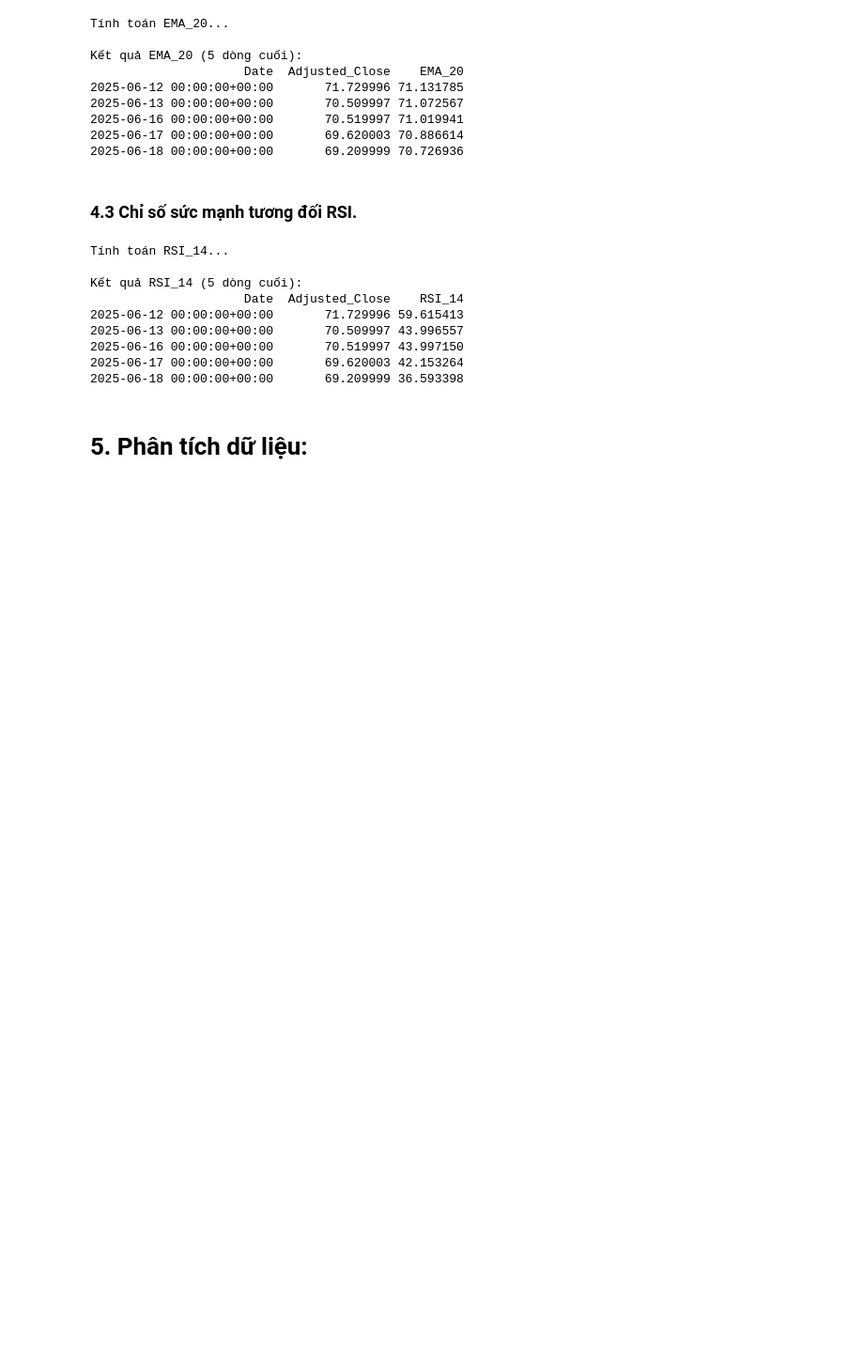
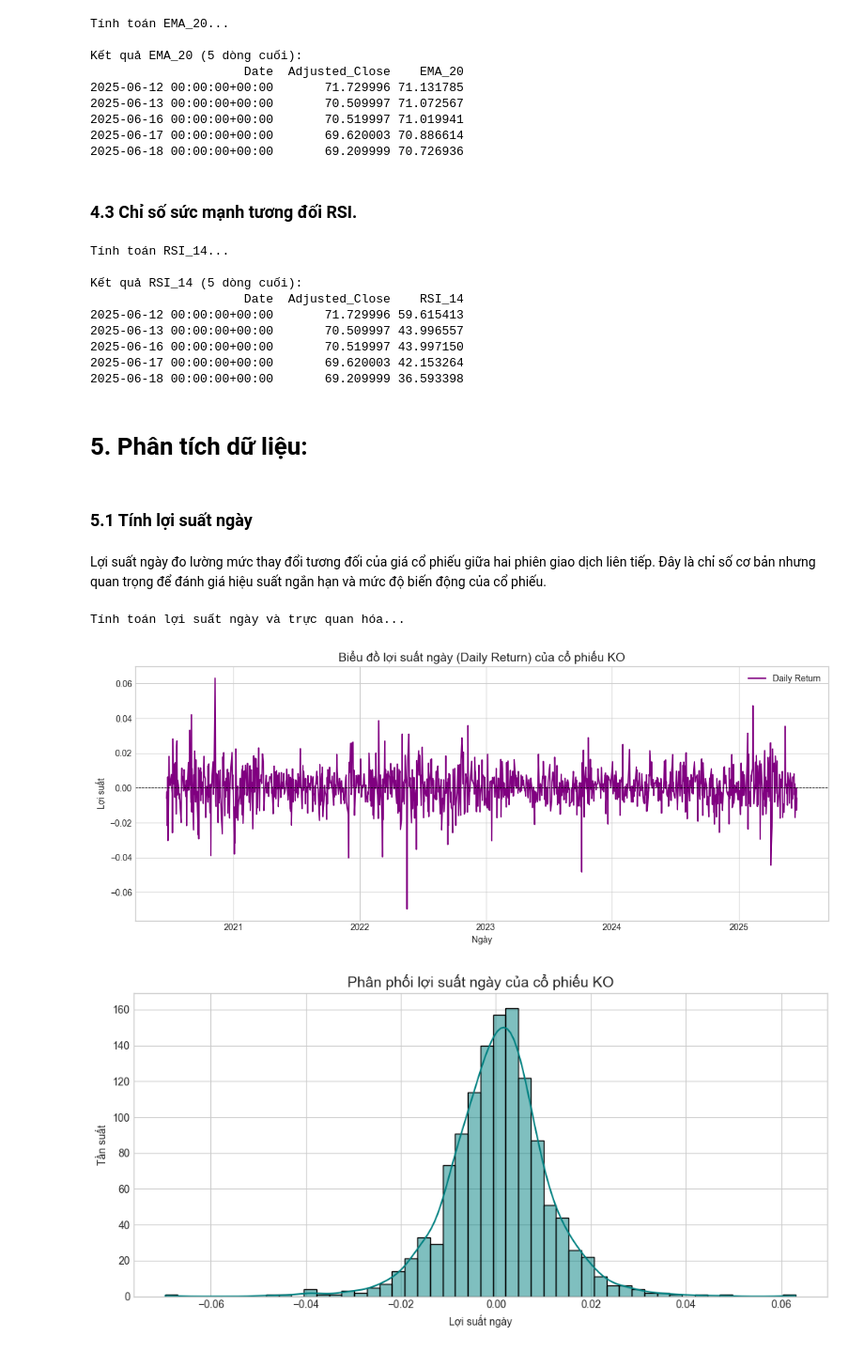
Before and after one commit to LeThiKhanhLinh06/ko-stock-analysis, a Jupyter notebook: final_exam.ipynb, the cells around one changed output. Shown: that part at 94% size. Drawn from its saved outputs; the diff is of its cells as text; code cells hidden in the pictures; blank space fills up the shorter version.

```diff
--- a/final_exam.ipynb
+++ b/final_exam.ipynb
@@ -311,3 +312,45 @@ Kết quả RSI_14 (5 dòng cuối):
 2025-06-18 00:00:00+00:00       69.209999 36.593398
 # %% [markdown]
 # 5. Phân tích dữ liệu:
+# %% [markdown]
+### 5.1 Tính lợi suất ngày
+# %% [markdown]
+Lợi suất ngày đo lường mức thay đổi tương đối của giá cổ phiếu giữa hai phiên giao dịch liên tiếp. Đây là chỉ số cơ bản nhưng quan trọng để đánh giá hiệu suất ngắn hạn và mức độ biến động của cổ phiếu.
+# %%
+print("Tính toán lợi suất ngày và trực quan hóa...")
+
+# Tạo Adjusted_Close nếu chưa có
+if 'Adjusted_Close' not in df.columns:
+    if 'Close' not in df.columns or 'Dividends' not in df.columns:
+        raise KeyError("Thiếu cột 'Close' hoặc 'Dividends' để tính Adjusted_Close.")
+    df['Adjusted_Close'] = df['Close'] - df['Dividends']
+
+# Tính lợi suất ngày
+df['Daily_Return'] = df['Adjusted_Close'].pct_change()
+
+# Thiết lập style
+plt.style.use('seaborn-v0_8-whitegrid')
+
+# Vẽ biểu đồ đường Daily Return theo thời gian
+plt.figure(figsize=(12, 5))
+plt.plot(df['Date'], df['Daily_Return'], color='purple', label='Daily Return')
+plt.axhline(0, color='black', linewidth=0.7, linestyle='--')
+plt.title("Biểu đồ lợi suất ngày (Daily Return) của cổ phiếu KO", fontsize=14)
+plt.xlabel("Ngày")
+plt.ylabel("Lợi suất")
+plt.legend()
+plt.tight_layout()
+plt.show()
+
+# Vẽ histogram phân phối Daily Return
+plt.figure(figsize=(10, 5))
+sns.histplot(df['Daily_Return'].dropna(), bins=50, kde=True, color='teal')
+plt.title("Phân phối lợi suất ngày của cổ phiếu KO", fontsize=14)
+plt.xlabel("Lợi suất ngày")
+plt.ylabel("Tần suất")
+plt.tight_layout()
+plt.show()
+# %% [output]
+Tính toán lợi suất ngày và trực quan hóa...
+[figure, added]
+[figure, added]
```
Also changed, not shown: parts of 11 cells of this notebook.
